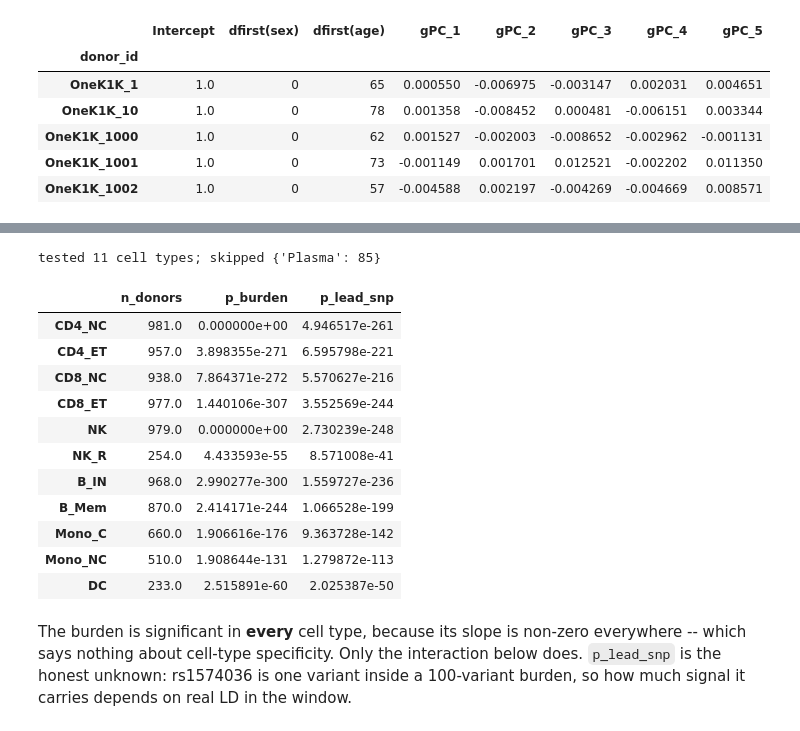
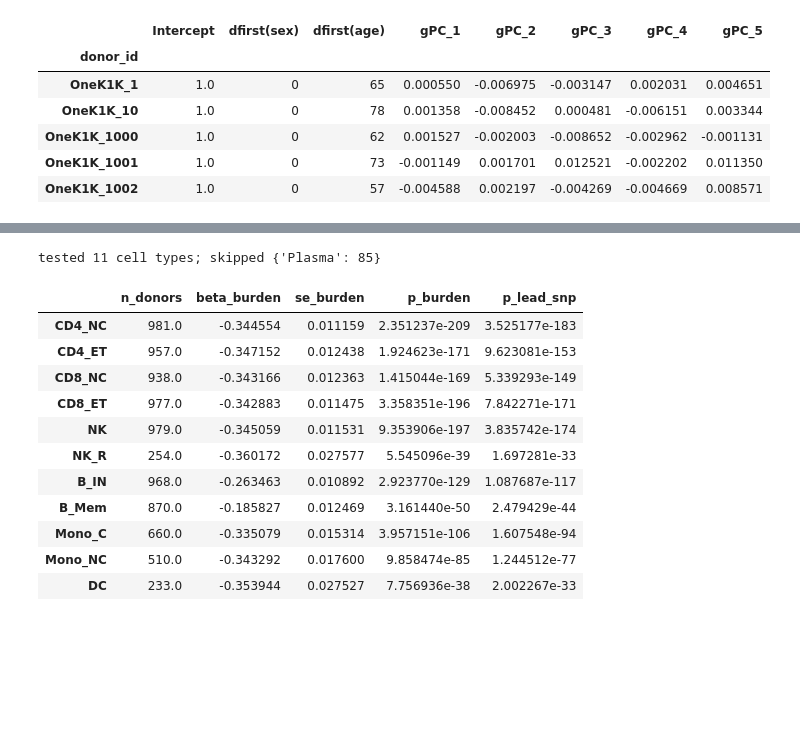
Before and after one commit to theislab/cellink, a Jupyter notebook: docs/tutorials/formula_resolver.ipynb, the cells around one changed output, grey strips where cells are left out. Saved outputs shown, nothing was run; the diff lists cells and outputs as text; code cells hidden in the pictures; blank space fills up the shorter version.

```diff
--- a/docs/tutorials/formula_resolver.ipynb
+++ b/docs/tutorials/formula_resolver.ipynb
@@ -20,5 +22,6 @@ notebook is committed with its outputs (`nb_execution_mode = "off"` in `docs/con
 # %%
 import anndata as ad
+import matplotlib.pyplot as plt
 import numpy as np
 import pandas as pd
 from liftover import get_lifter
@@ -29,4 +32,8 @@ from cellink.resources import get_onek1k
 
 rng = np.random.default_rng(0)
 dd = get_onek1k()
+
+# colours for the figures: B states in blue, everything else in grey
+B_COLOR, OTHER_COLOR, TRUTH_COLOR = "#2a78d6", "#a3a29c", "#eb6834"
+plt.rcParams.update({"axes.spines.top": False, "axes.spines.right": False, "axes.grid": False})
 # %% [output]
@@ -182,0 +201,18 @@ assert dd.C.obs["sim_expr"].notna().all(), "some cells have no simulated phenoty
+# %%
+pseudobulk = dd.C.obs.groupby([dd.donor_id, "cell_state"], observed=True)["sim_expr"].mean().unstack()
+donor_burden = dd.G.obs["burden"].reindex(pseudobulk.index.astype(str))
+
+fig, axes = plt.subplots(1, 3, figsize=(11, 3.4), sharex=True, sharey=True)
+for ax, state in zip(axes, ["CD4_NC", *B_STATES], strict=True):
+    x, y = donor_burden.to_numpy(), pseudobulk[state].to_numpy()
+    ok = np.isfinite(y)
+    color = B_COLOR if state in B_STATES else OTHER_COLOR
+    ax.scatter(x[ok], y[ok], s=8, alpha=0.35, color=color, linewidths=0)
+    grid = np.linspace(x.min(), x.max(), 2)
+    ax.plot(grid, np.polyval(np.polyfit(x[ok], y[ok], 1), grid), color=color, lw=2)
+    if state in B_STATES:
+        ax.plot(grid, EFFECT_SIGN * np.sqrt(VE_BURDEN) * grid, color=OTHER_COLOR, lw=2, ls="--")
+    ax.set_title(f"{state}  (true slope {slope[state]:+.2f})", fontsize=10)
+    ax.set_xlabel("cis burden (standardised)")
+axes[0].set_ylabel("donor mean sim_expr")
+fig.tight_layout()
@@ -229,42 +290,40 @@ derived vector such as the burden is not in `.X`, so it travels as its own `AnnD
 # %%
-MIN_CELLS, MIN_DONORS = 10, 100
-COVARIATES = "dfirst(sex) + dfirst(age) + @gPC[1:5]"
-counts = dd.C.obs.groupby([dd.donor_id, "cell_state"], observed=True).size().unstack(fill_value=0)
-
 results, skipped = {}, {}
 for state in cell_types:
     donors = counts.index[counts[state] >= MIN_CELLS]
-    if len(donors) < MIN_DONORS:  # Plasma and DC lose most donors to the floor
+    if len(donors) < MIN_DONORS:
         skipped[state] = len(donors)
         continue
     dd_s = dd[:, :, dd.C.obs["cell_state"].eq(state).to_numpy(), :].copy()
     dd_s = dd_s[donors, :, :, :].copy()
 
     tested = ad.AnnData(X=dd_s.G.obs[["burden", "rs1574036"]].to_numpy(dtype=float), obs=dd_s.G.obs)
     gwas = GWAS(Y="dmean(sim_expr)", F=COVARIATES, data=dd_s, target_level="donor")
     gwas.test_association(tested)
 
-    pv = np.ravel(gwas.getPv())
-    results[state] = {"n_donors": dd_s.G.n_obs, "p_burden": pv[0], "p_lead_snp": pv[1]}
+    pv, beta, se = (np.ravel(a) for a in (gwas.getPv(), gwas.getBetaSNP(), gwas.getBetaSNPste()))
+    results[state] = {
+        "n_donors": dd_s.G.n_obs,
+        "beta_burden": beta[0],
+        "se_burden": se[0],
+        "p_burden": pv[0],
+        "p_lead_snp": pv[1],
+    }
 
 print(f"tested {len(results)} cell types; skipped {skipped}")
-pd.DataFrame(results).T
+gwas_res = pd.DataFrame(results).T
+gwas_res
 # %% [output]
 tested 11 cell types; skipped {'Plasma': 85}
-|  | n_donors | p_burden | p_lead_snp |
-| CD4_NC | 981.0 | 0.000000e+00 | 4.946517e-261 |
-| CD4_ET | 957.0 | 3.898355e-271 | 6.595798e-221 |
-| CD8_NC | 938.0 | 7.864371e-272 | 5.570627e-216 |
-| CD8_ET | 977.0 | 1.440106e-307 | 3.552569e-244 |
-| NK | 979.0 | 0.000000e+00 | 2.730239e-248 |
-| NK_R | 254.0 | 4.433593e-55 | 8.571008e-41 |
-| B_IN | 968.0 | 2.990277e-300 | 1.559727e-236 |
-| B_Mem | 870.0 | 2.414171e-244 | 1.066528e-199 |
-| Mono_C | 660.0 | 1.906616e-176 | 9.363728e-142 |
-| Mono_NC | 510.0 | 1.908644e-131 | 1.279872e-113 |
-| DC | 233.0 | 2.515891e-60 | 2.025387e-50 |
+|  | n_donors | beta_burden | se_burden | p_burden | p_lead_snp |
+| CD4_NC | 981.0 | -0.344554 | 0.011159 | 2.351237e-209 | 3.525177e-183 |
+| CD4_ET | 957.0 | -0.347152 | 0.012438 | 1.924623e-171 | 9.623081e-153 |
+| CD8_NC | 938.0 | -0.343166 | 0.012363 | 1.415044e-169 | 5.339293e-149 |
+| CD8_ET | 977.0 | -0.342883 | 0.011475 | 3.358351e-196 | 7.842271e-171 |
+| NK | 979.0 | -0.345059 | 0.011531 | 9.353906e-197 | 3.835742e-174 |
+| NK_R | 254.0 | -0.360172 | 0.027577 | 5.545096e-39 | 1.697281e-33 |
+| B_IN | 968.0 | -0.263463 | 0.010892 | 2.923770e-129 | 1.087687e-117 |
+| B_Mem | 870.0 | -0.185827 | 0.012469 | 3.161440e-50 | 2.479429e-44 |
+| Mono_C | 660.0 | -0.335079 | 0.015314 | 3.957151e-106 | 1.607548e-94 |
+| Mono_NC | 510.0 | -0.343292 | 0.017600 | 9.858474e-85 | 1.244512e-77 |
+| DC | 233.0 | -0.353944 | 0.027527 | 7.756936e-38 | 2.002267e-33 |
-# %% [markdown]
-The burden is significant in **every** cell type, because its slope is non-zero
-everywhere -- which says nothing about cell-type specificity. Only the interaction
-below does. `p_lead_snp` is the honest unknown: rs1574036 is one variant inside a
-100-variant burden, so how much signal it carries depends on real LD in the window.
```
Also changed, not shown: parts of 31 cells of this notebook, 1 other file.
